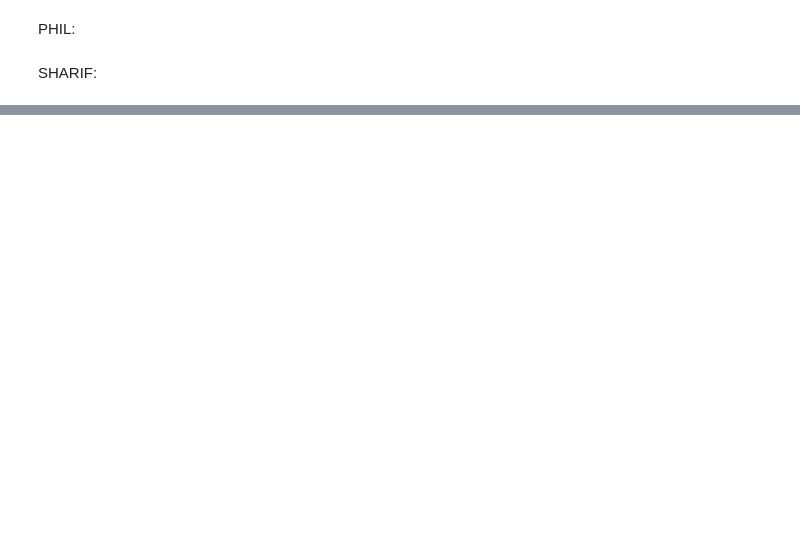
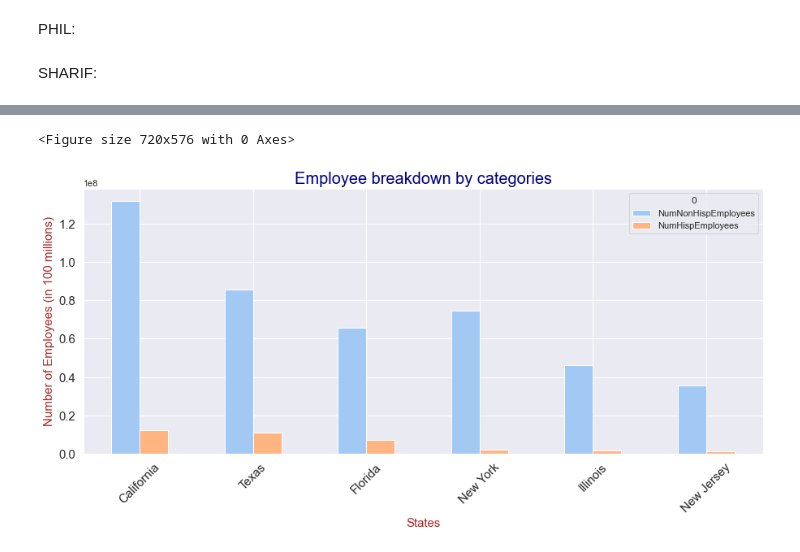
Before and after one commit to Myself1214/LPSW-API-Assesment, a Jupyter notebook: General Code.ipynb, the cells around one changed output, grey strips where cells are left out. Drawn from its saved outputs; the diff is of its cells as text; code cells hidden in the pictures; blank space fills up the shorter version.

```diff
--- a/General Code.ipynb
+++ b/General Code.ipynb
@@ -195,0 +298,38 @@ SHARIF:
+# %%
+# Hypothethis #3. Ethnicity categories don't heve same share in total number of employees.
+#5 states with highest # of employees, broken by Hipanic and Nun-hispanic categories
+
+#filtering to necessary columns
+hp3 = c_summary[['State','NumberOfEmployees','Ethnicity']]
+#find all hispanic employees by filtering row to 'Hisanic' values and removing duplicates
+hisp = hp3[hp3.Ethnicity =='Hispanic'].drop_duplicates()
+#renaming employees column to Hisp Employees
+hisp = hisp.rename(columns={'NumberOfEmployees':'NumHispEmployees'})
+#grouping colums based on State columns and sum of employees. Returning 5 largest states
+hisp = hisp.groupby(['State'], as_index=False).NumHispEmployees.sum().nlargest(10, 'NumHispEmployees')
+#converting series to DataFrame
+hisp = pd.DataFrame(hisp)
+
+
+#find all non-Hispanic employees by filtering rows to 'Non-Hispanic'
+non_hisp = hp3[hp3.Ethnicity =='Non-Hispanic'].drop_duplicates()
+#renaming employee column to Non Hisp Employees
+non_hisp = non_hisp.rename(columns={'NumberOfEmployees':'NumNonHispEmployees'})
+#grouping colums based on State columns and sum of employees. Returning 5 largest states
+non_hisp = non_hisp.groupby(['State'], as_index=False).NumNonHispEmployees.sum().nlargest(10, 'NumNonHispEmployees')
+#converting series to FataFrame
+non_hisp = pd.DataFrame(non_hisp)
+
+#merge both tables
+final = hisp.merge(non_hisp, how='inner', on='State')
+
+#creating clusteres bar chart
+plt.figure(figsize=(10, 8))
+ax=final.plot(x='State', y=['NumNonHispEmployees','NumHispEmployees'], kind='bar', rot=45, fontsize=15,figsize=(15, 6))
+ax.set_title('Employee breakdown by categories', fontsize=20, color='navy')
+ax.set_xlabel('States', fontsize=15, color='brown')
+ax.set_ylabel('Number of Employees (in 100 millions)', fontsize=15, color='brown')
+plt.savefig("3rd visual.png")
+# %% [output]
+<Figure size 720x576 with 0 Axes>
+[figure, added]
```
Also changed, not shown: parts of 8 cells of this notebook, 2 other files.
